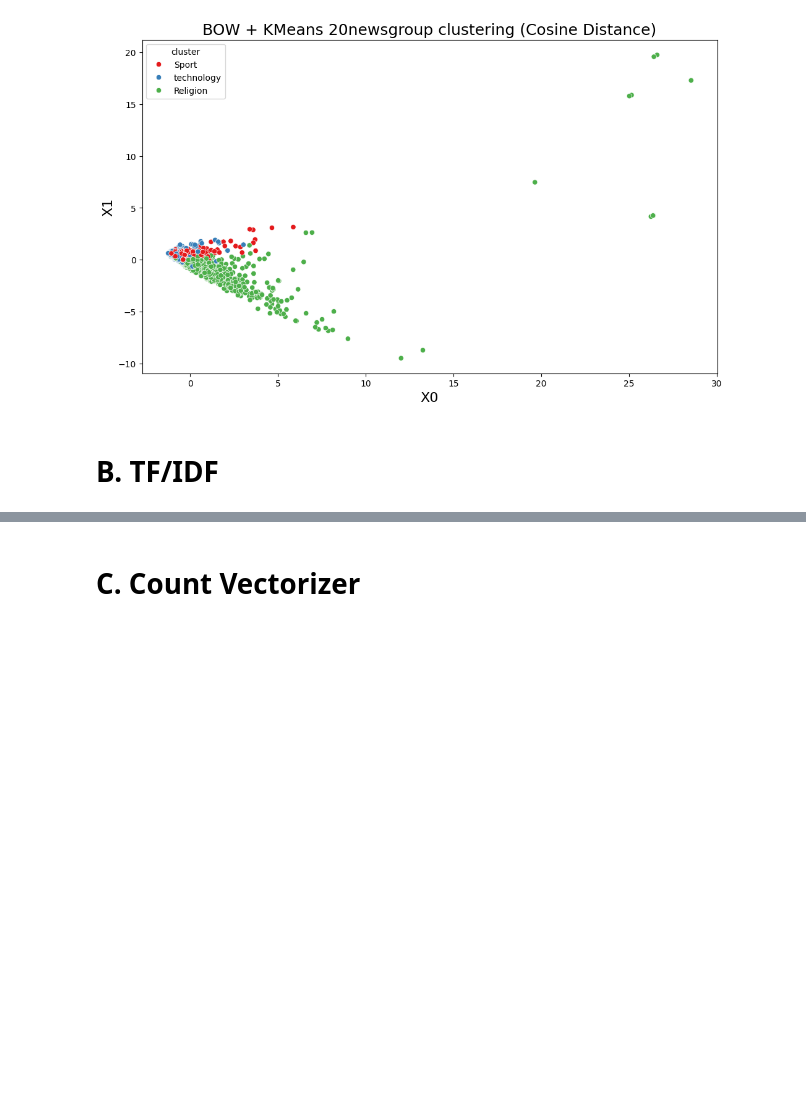
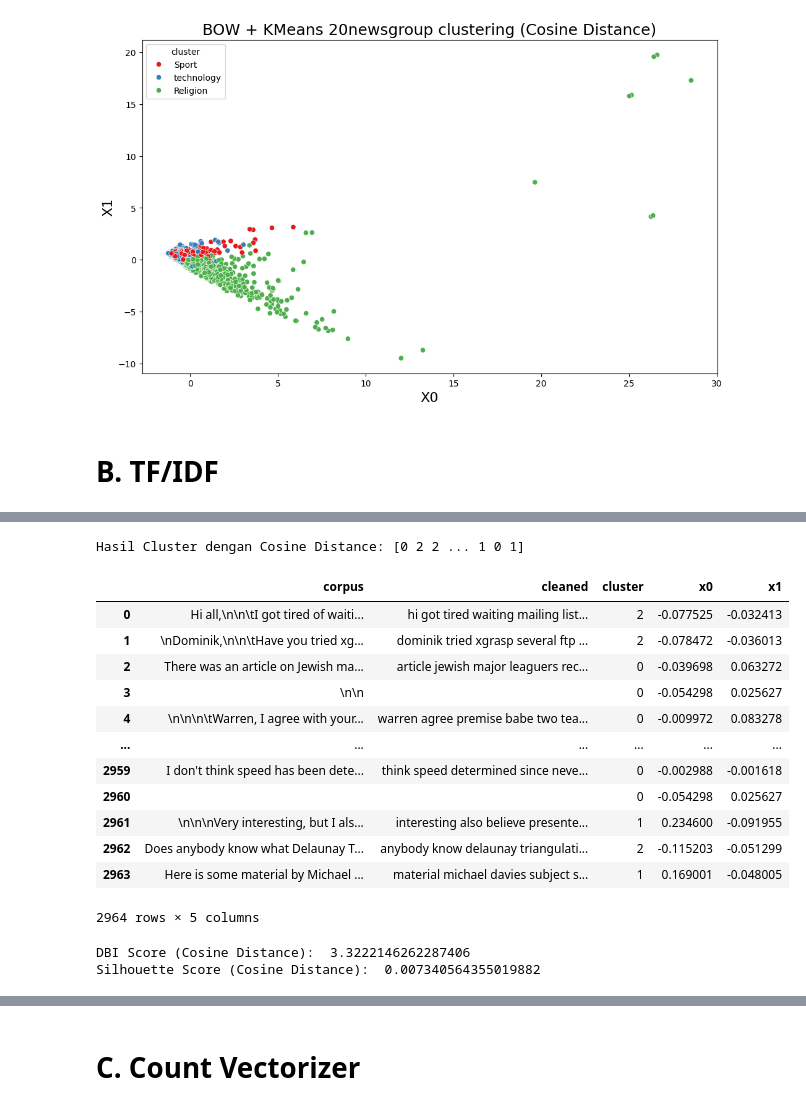
Before and after one commit to bagascahyafb/W10, a Jupyter notebook: Praktikum W10.ipynb, the cells around one changed output, grey strips where cells are left out. Saved outputs shown, nothing was run; the diff lists cells and outputs as text; code cells hidden in the pictures; blank space fills up the shorter version.

```diff
--- a/Praktikum W10.ipynb
+++ b/Praktikum W10.ipynb
@@ -350,0 +488,63 @@ plt.show()
+# %%
+# Menghitung Cosine Similarity antara dokumen-dokumen
+cosine_sim = cosine_similarity(X)
+
+# Jumlah cluster yang diinginkan
+num_clusters = 3
+
+# K-Means dengan Cosine Distance
+kmeans_cosine = KMeans(n_clusters = num_clusters,
+                       random_state = 0)
+kmeans_cosine.fit(cosine_sim)
+
+# Hasil cluster menggunakan Cosine Distance
+labels = kmeans_cosine.labels_
+print("Hasil Cluster dengan Cosine Distance:", labels)
+# %% [output]
+Hasil Cluster dengan Cosine Distance: [0 2 2 ... 1 0 1]
+# %%
+# Initialize PCA with 2 components
+pca = PCA(n_components = 2, random_state = 42)
+
+# Pass our X to the pca and store the reduced vectors into pca_vecs
+pca_vecs = pca.fit_transform(X.toarray())
+
+# Save our two dimensions into x0 and x1
+x0 = pca_vecs[:, 0]
+x1 = pca_vecs[:, 1]
+
+# Assign clusters and pca vectors to our dataframe
+df['cluster'] = clusters
+df['x0'] = x0
+df['x1'] = x1
+df
+# %% [output]
+|  | corpus | cleaned | cluster | x0 | x1 |
+| 0 | Hi all,\n\n\tI got tired of waiti... | hi got tired waiting mailing list... | 2 | -0.077525 | -0.032413 |
+| 1 | \nDominik,\n\n\tHave you tried xg... | dominik tried xgrasp several ftp ... | 2 | -0.078472 | -0.036013 |
+| 2 | There was an article on Jewish ma... | article jewish major leaguers rec... | 0 | -0.039698 | 0.063272 |
+| 3 | \n\n |  | 0 | -0.054298 | 0.025627 |
+| 4 | \n\n\n\tWarren, I agree with your... | warren agree premise babe two tea... | 0 | -0.009972 | 0.083278 |
+| ... | ... | ... | ... | ... | ... |
+| 2959 | I don't think speed has been dete... | think speed determined since neve... | 0 | -0.002988 | -0.001618 |
+| 2960 |  |  | 0 | -0.054298 | 0.025627 |
+| 2961 | \n\n\nVery interesting, but I als... | interesting also believe presente... | 1 | 0.234600 | -0.091955 |
+| 2962 | Does anybody know what Delaunay T... | anybody know delaunay triangulati... | 2 | -0.115203 | -0.051299 |
+| 2963 | Here is some material by Michael ... | material michael davies subject s... | 1 | 0.169001 | -0.048005 |
+2964 rows × 5 columns
+# %%
+# Compute DBI score
+cosine_distances = pairwise_distances(X.toarray(),
+                                      metric = 'cosine')
+cosine_dbi = davies_bouldin_score(cosine_distances, labels)
+
+# Compute Silhouette Score dengan Cosine Distance
+cosine_ss = silhouette_score(cosine_distances, labels,
+                             metric = 'precomputed')
+
+# Print the DBI and Silhouette Scores
+print("DBI Score (Cosine Distance): ", cosine_dbi,
+      "\nSilhouette Score (Cosine Distance): ", cosine_ss)
+# %% [output]
+DBI Score (Cosine Distance):  3.3222146262287406
+Silhouette Score (Cosine Distance):  0.007340564355019882
```
Also changed, not shown: parts of 15 cells of this notebook.
